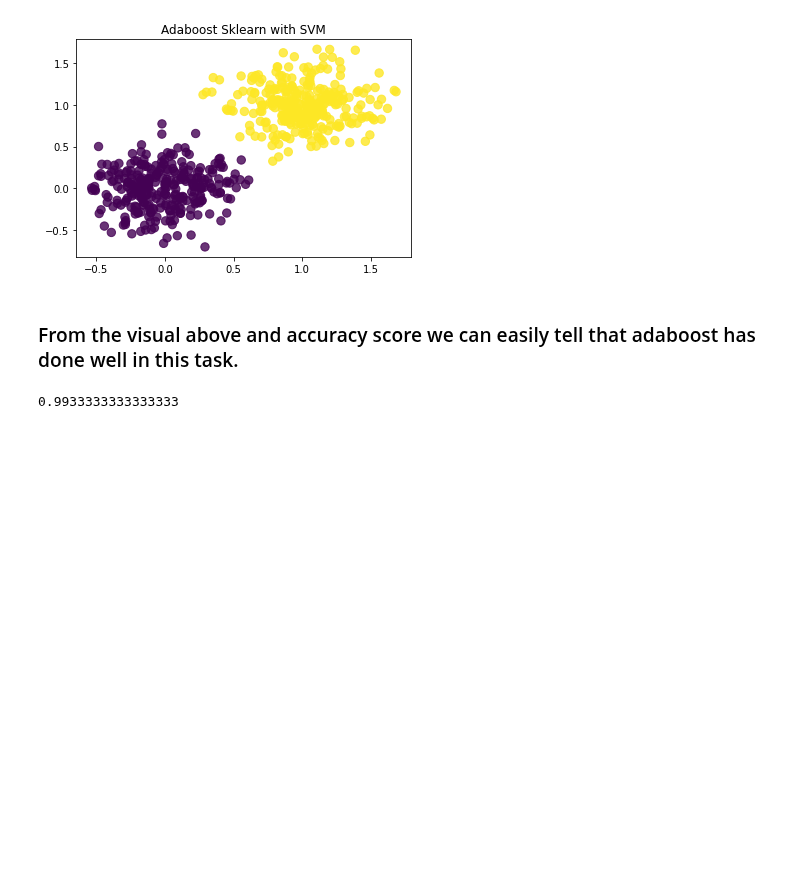
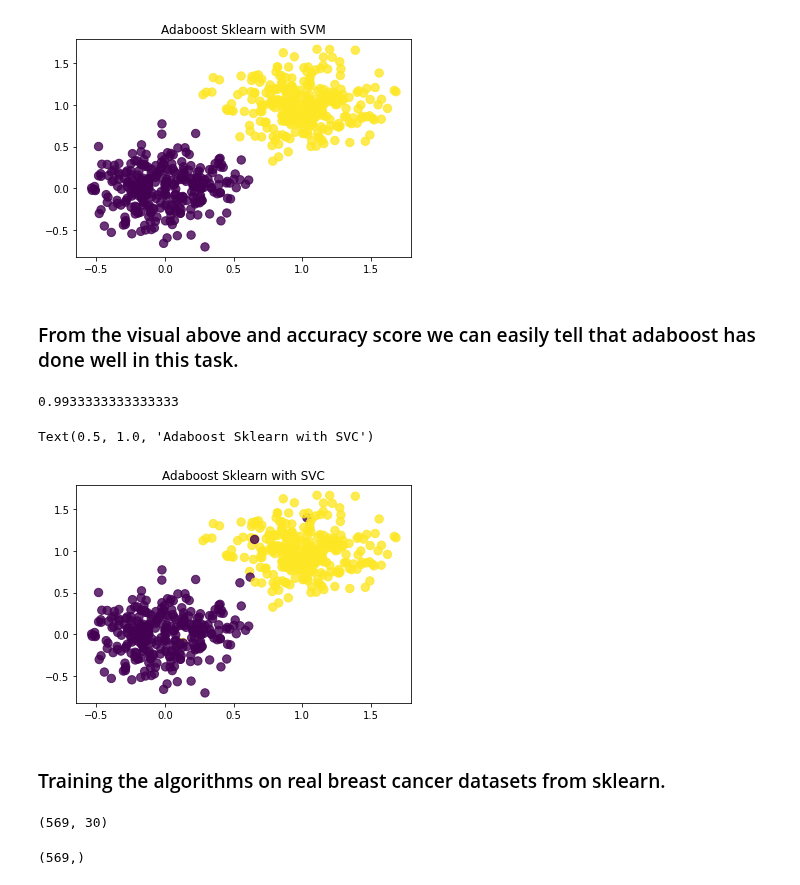
Before and after one commit to mosemb/MachineLearningAssignments, a Jupyter notebook: AdaBoost.ipynb, the cells around one changed output. Cells and saved outputs as stored; diff of their text form; code cells hidden in the pictures; blank space fills up the shorter version.

Commit message:
Project Adaboost

```diff
--- a/AdaBoost.ipynb
+++ b/AdaBoost.ipynb
@@ -181,6 +180,6 @@ def accuracy(y_true, Predicted_y):
     return accuracy
 # %%
-ada = AdaptiveBoost(9)
+ada = AdaptiveBoost(8)
 ada.xtrain(X,Y)
 Pred = ada.predict(Xte)
 accuracy(Y,Pred)
@@ -200,7 +199,7 @@ Text(0.5, 1.0, 'True Y')
 [figure]
 # %%
 ## Add some noise
-ada2 = AdaptiveBoost(10)
+ada2 = AdaptiveBoost(20)
 ada2.xtrain(X,Y2_n0)
 Pred2 = ada.predict(Xte)
 accuracy(Y2_n0,Pred)
@@ -258,3 +258,11 @@ sklearnPredict2= sklearnmodel2.predict(Xte)
 accuracy(Y,sklearnPredict2)
 # %% [output]
 0.9933333333333333
+# %%
+plt.scatter(X[:,0], X[:,1], s=70, c=sklearnPredict2, alpha=0.8)
+plt.title('Adaboost Sklearn with SVC')
+# %% [output]
+Text(0.5, 1.0, 'Adaboost Sklearn with SVC')
+[figure, added]
+# %% [markdown]
+### Training the algorithms on real breast cancer datasets from sklearn.
@@ -260,0 +278,10 @@ accuracy(Y,sklearnPredict2)
+# %%
+#The data dimensions for X
+dataframe.data.shape
+# %% [output]
+(569, 30)
+# %%
+#The dimensions for Y
+dataframe.target.shape
+# %% [output]
+(569,)
```
Also changed, not shown: parts of 23 cells of this notebook.
